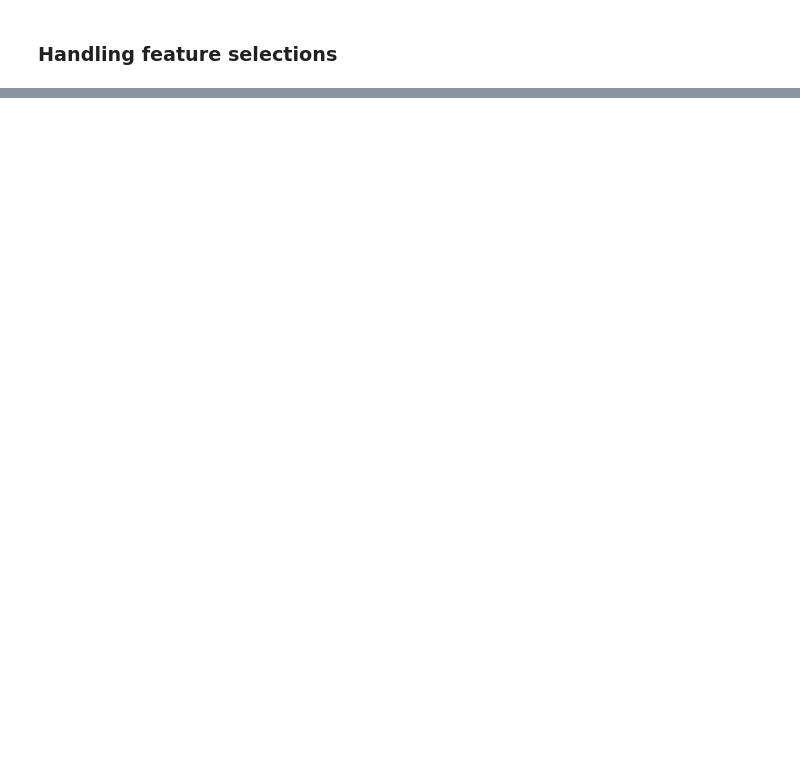
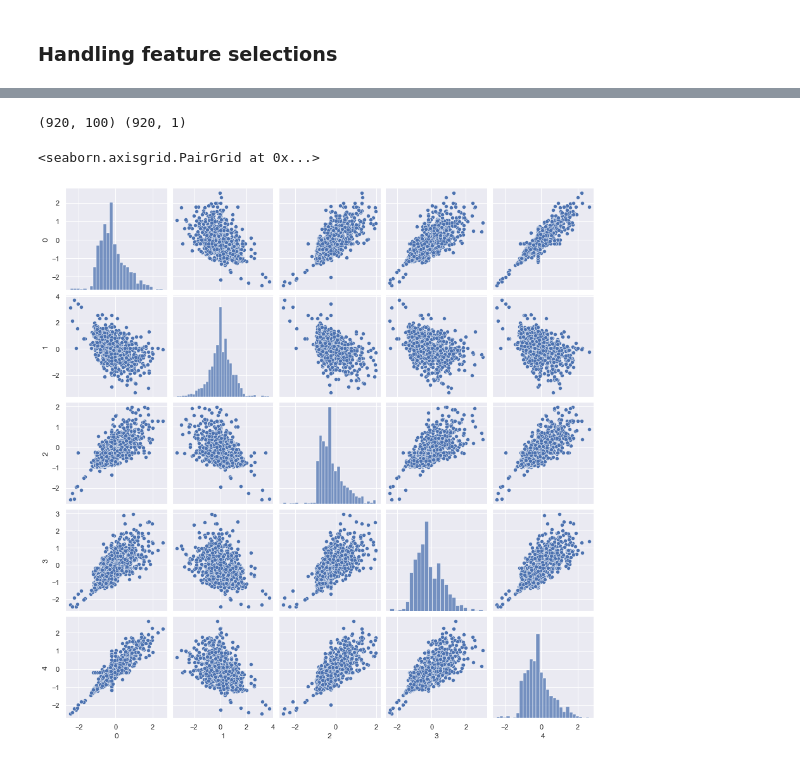
Before and after one commit to qglht/AML, a Jupyter notebook: Project1.ipynb, the cells around one changed output, grey strips where cells are left out. Cells and saved outputs as stored; diff of their text form; code cells hidden in the pictures; blank space fills up the shorter version.

```diff
--- a/Project1.ipynb
+++ b/Project1.ipynb
@@ -188,3 +193,18 @@ plt.show();
+# %%
+## What do you with outliers
+# 1/ just trying to drop them
+
+X_train_less_outliers = np.delete(X_train_new,anom_index, axis=0)
+Y_train_less_outliers = np.delete(y_train.values,anom_index, axis=0)
+print(X_train_less_outliers.shape,Y_train_less_outliers.shape)
+# %% [output]
+(920, 100) (920, 1)
+# %%
+X_pd_final = pd.DataFrame(X_train_less_outliers)
+sns.pairplot(X_pd_final, size = 2.5)
+# %% [output]
+<seaborn.axisgrid.PairGrid at 0x...>
+[figure, added]
 # %%
 model = LinearRegression()
 model.fit(X_train_new, y_train)
```
Also changed, not shown: parts of 21 cells of this notebook.
